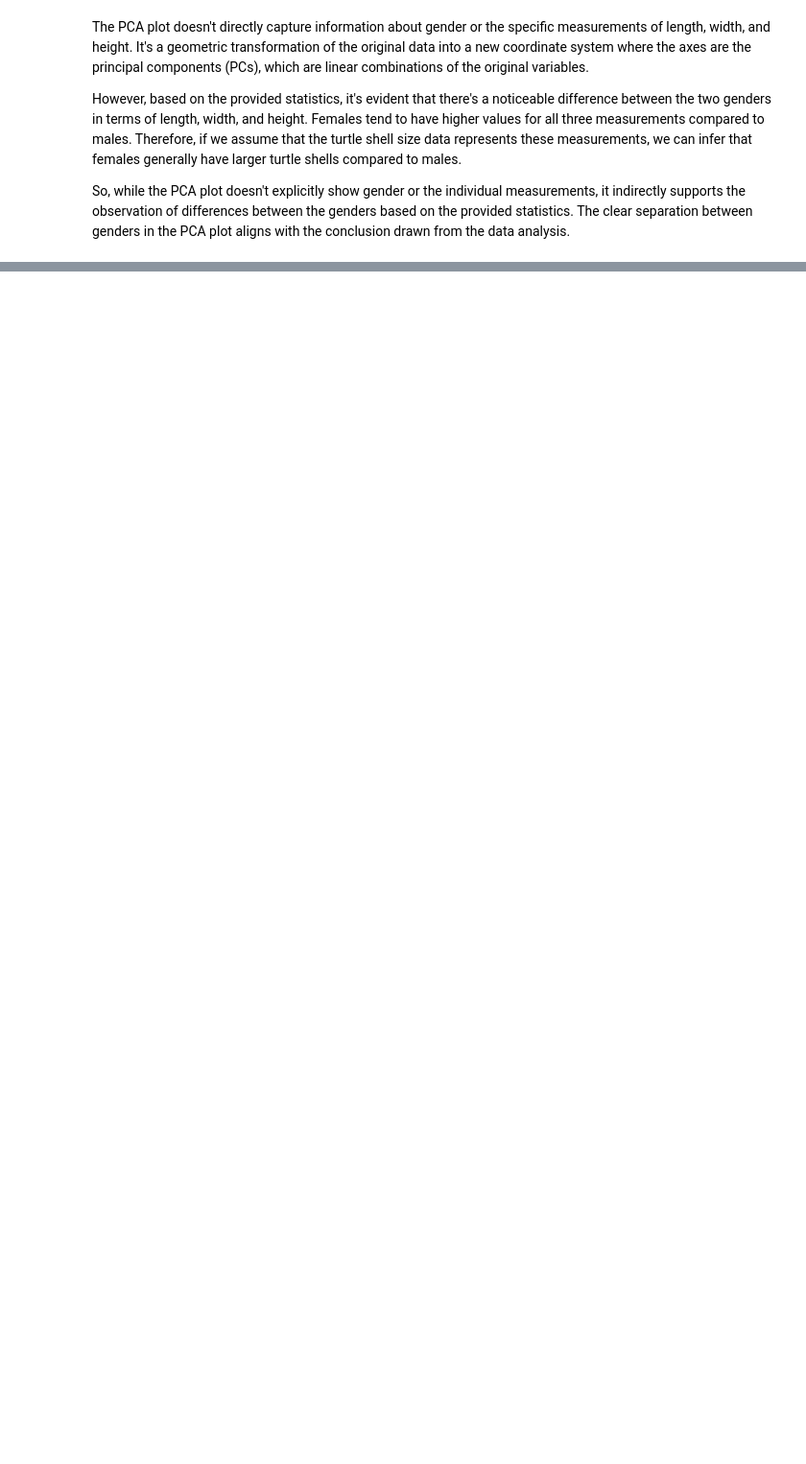
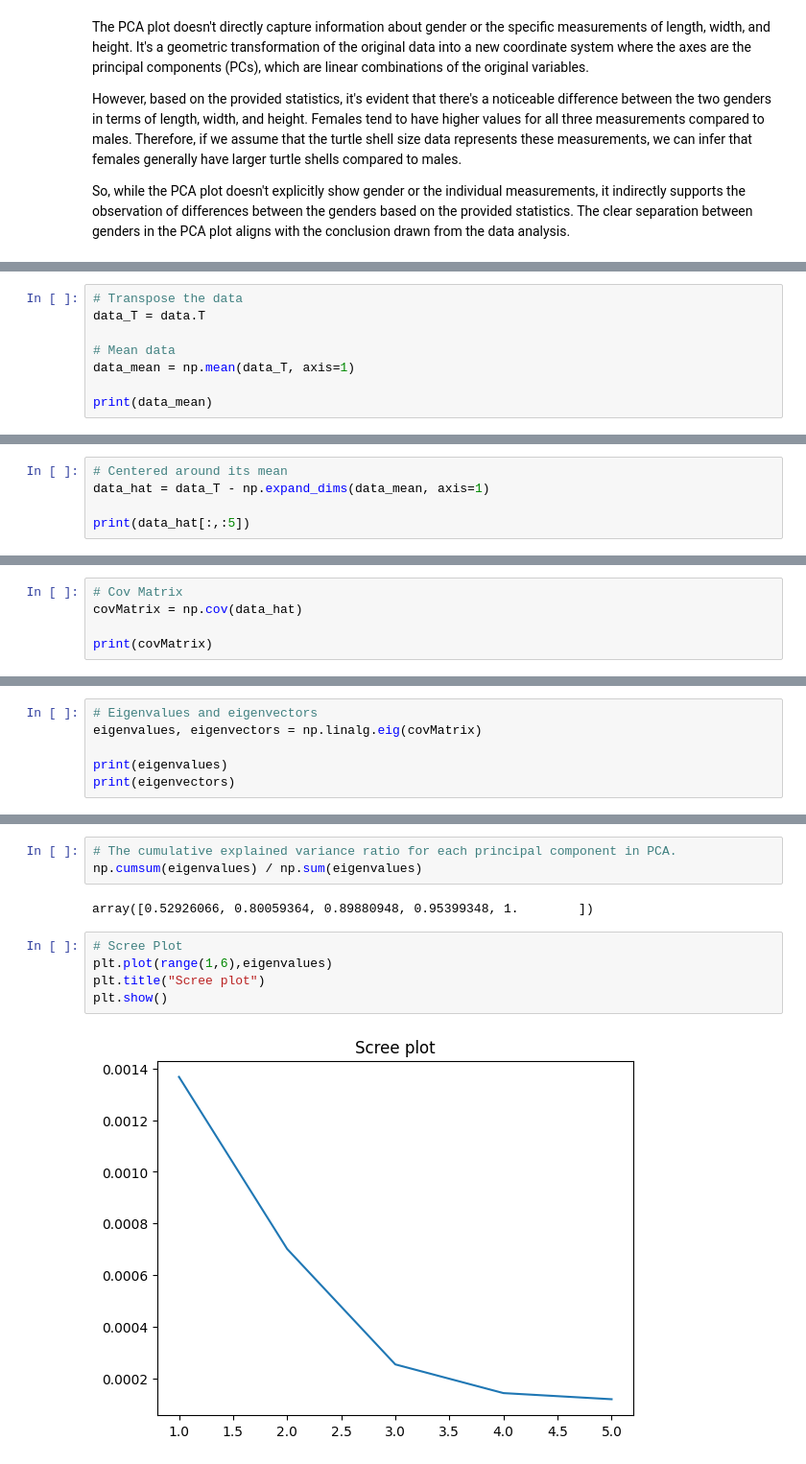
Before and after one commit to TheDan53-Forwork/Multi-Dimensional-Data-Processing, a Jupyter notebook: lab/lab1/21110256_HuynhNguyenTheDan_01_PCA.ipynb, the cells around one changed output, grey strips where cells are left out. Shown: that part at 96% size. Saved outputs shown, nothing was run; the diff lists cells and outputs as text; blank space fills up the shorter version.

```diff
--- a/lab/lab1/21110256_HuynhNguyenTheDan_01_PCA.ipynb
+++ b/lab/lab1/21110256_HuynhNguyenTheDan_01_PCA.ipynb
@@ -326,0 +328,8 @@ So, while the PCA plot doesn't explicitly show gender or the individual measurem
+# %%
+# Transpose the data
+data_T = data.T
+
+# Mean data
+data_mean = np.mean(data_T, axis=1)
+
+print(data_mean)
@@ -326,0 +338,5 @@ So, while the PCA plot doesn't explicitly show gender or the individual measurem
+# %%
+# Centered around its mean
+data_hat = data_T - np.expand_dims(data_mean, axis=1)
+
+print(data_hat[:,:5])
@@ -326,0 +349,5 @@ So, while the PCA plot doesn't explicitly show gender or the individual measurem
+# %%
+# Cov Matrix
+covMatrix = np.cov(data_hat)
+
+print(covMatrix)
@@ -326,0 +365,6 @@ So, while the PCA plot doesn't explicitly show gender or the individual measurem
+# %%
+# Eigenvalues and eigenvectors
+eigenvalues, eigenvectors = np.linalg.eig(covMatrix)
+
+print(eigenvalues)
+print(eigenvectors)
@@ -326,0 +378,12 @@ So, while the PCA plot doesn't explicitly show gender or the individual measurem
+# %%
+# The cumulative explained variance ratio for each principal component in PCA.
+np.cumsum(eigenvalues) / np.sum(eigenvalues)
+# %% [output]
+array([0.52926066, 0.80059364, 0.89880948, 0.95399348, 1.        ])
+# %%
+# Scree Plot
+plt.plot(range(1,6),eigenvalues)
+plt.title("Scree plot")
+plt.show()
+# %% [output]
+[figure, added]
```
Also changed, not shown: parts of 13 cells of this notebook.
